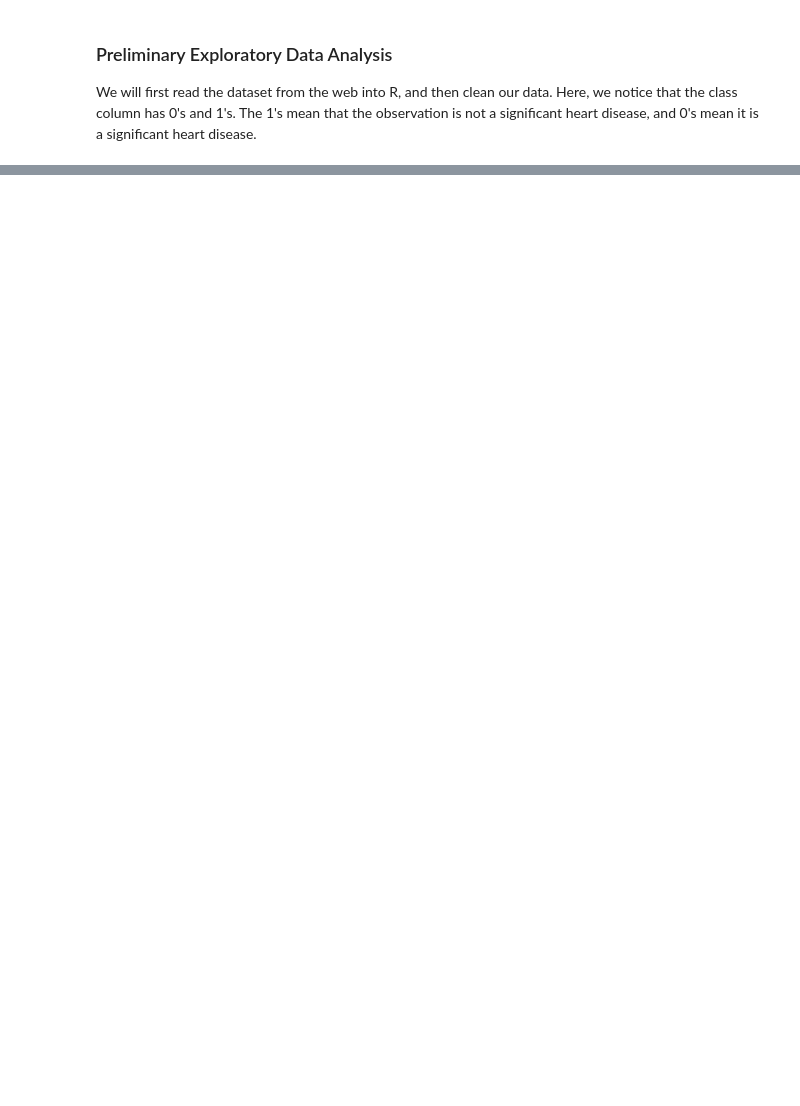
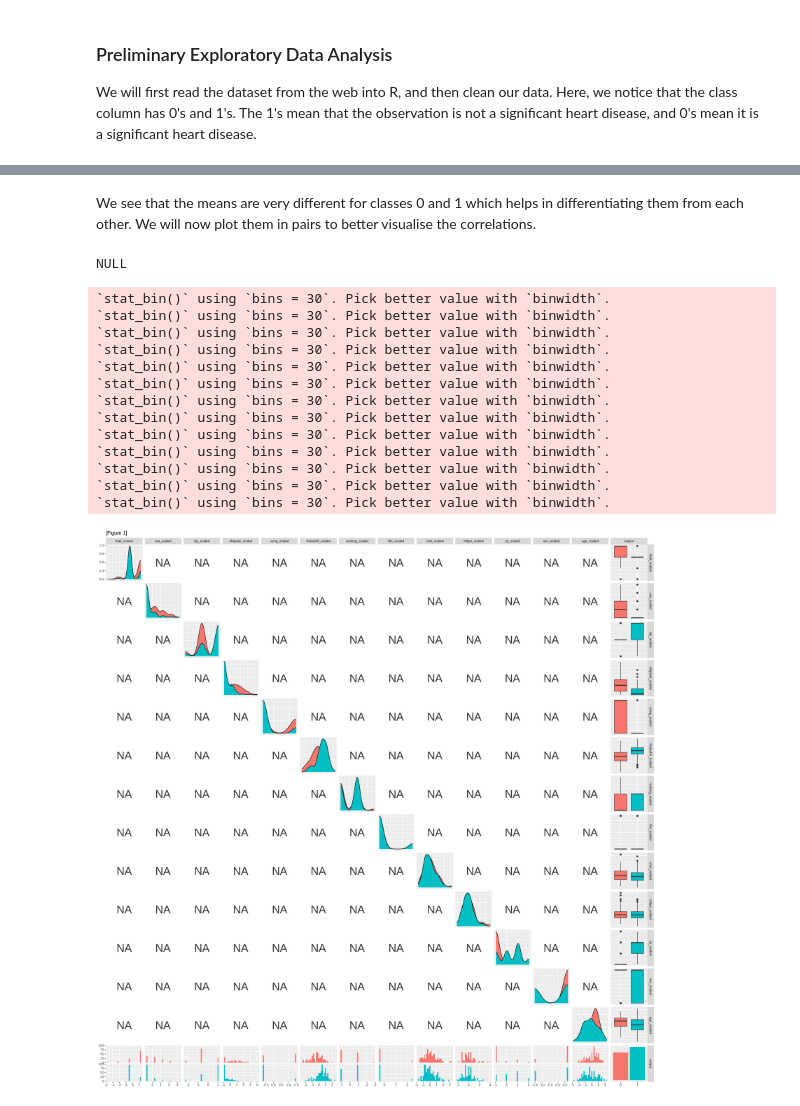
Before and after one commit to NISH-Original/Cancer-Analysis-Prediction, a Jupyter notebook: heart_attack.ipynb, the cells around one changed output, grey strips where cells are left out. Saved outputs shown, nothing was run; the diff lists cells and outputs as text; code cells hidden in the pictures; blank space fills up the shorter version.

Commit message:
first iteration of heart analysis

```diff
--- a/heart_attack.ipynb
+++ b/heart_attack.ipynb
@@ -36,3 +38,10 @@ ERROR: Error in library(tidymodels): there is no package called ‘tidymodels’
 ### Preliminary Exploratory Data Analysis
 
 We will first read the dataset from the web into R, and then clean our data. Here, we notice that the class column has 0's and 1's. The 1's mean that the observation is not a significant heart disease, and 0's mean it is a significant heart disease.
+# %%
+# reading the data from the web
+heart_data <- read_csv('https://raw.githubusercontent.com/NISH-Original/Heart-Attack-Analysis/main/heart.csv') |>
+                    mutate(output = as.factor(output))
+
+print('Table 1')
+head(heart_data, 10)
@@ -38,0 +72,19 @@ We will first read the dataset from the web into R, and then clean our data. Her
+# %%
+heart_scaled <- heart_data |>
+                    mutate(age_scaled = scale(age, center=TRUE)) |>
+                    mutate(sex_scaled = scale(sex, center=TRUE)) |>
+                    mutate(cp_scaled = scale(cp, center=TRUE)) |>
+                    mutate(trtbps_scaled = scale(trtbps, center=TRUE)) |>
+                    mutate(chol_scaled = scale(chol, center=TRUE)) |>
+                    mutate(fbs_scaled = scale(fbs, center=TRUE)) |>
+                    mutate(restecg_scaled = scale(restecg, center=TRUE)) |>
+                    mutate(thalachh_scaled = scale(thalachh, center=TRUE)) |>
+                    mutate(exng_scaled = scale(exng, center=TRUE)) |>
+                    mutate(oldpeak_scaled = scale(oldpeak, center=TRUE)) |>
+                    mutate(slp_scaled = scale(slp, center=TRUE)) |>
+                    mutate(caa_scaled = scale(caa, center=TRUE)) |>
+                    mutate(thall_scaled = scale(thall, center=TRUE)) |>
+                    select(thall_scaled:output)
+
+print('Table 2')
+head(heart_scaled)
@@ -38,0 +104,7 @@ We will first read the dataset from the web into R, and then clean our data. Her
+# %%
+set.seed(100)
+
+heart_split <- heart_scaled |>
+                    initial_split(prop=3/4, strata=output)
+heart_training <- training(heart_split)
+heart_testing <- testing(heart_split)
@@ -38,0 +174,28 @@ We will first read the dataset from the web into R, and then clean our data. Her
+# %% [markdown]
+We see that the means are very different for classes 0 and 1 which helps in differentiating them from each other. We will now plot them in pairs to better visualise the correlations.
+# %%
+options(repr.plot.width = 20, repr.plot.height = 20)
+
+pairs_plot <- heart_training |>
+                ggpairs(aes(color=output)) +
+                ggtitle("[Figure 1]")
+                labs(color=class) +
+                theme(text=element_text(size=30))
+
+pairs_plot
+# %% [output]
+NULL
+`stat_bin()` using `bins = 30`. Pick better value with `binwidth`.
+`stat_bin()` using `bins = 30`. Pick better value with `binwidth`.
+`stat_bin()` using `bins = 30`. Pick better value with `binwidth`.
+`stat_bin()` using `bins = 30`. Pick better value with `binwidth`.
+`stat_bin()` using `bins = 30`. Pick better value with `binwidth`.
+`stat_bin()` using `bins = 30`. Pick better value with `binwidth`.
+`stat_bin()` using `bins = 30`. Pick better value with `binwidth`.
+`stat_bin()` using `bins = 30`. Pick better value with `binwidth`.
+`stat_bin()` using `bins = 30`. Pick better value with `binwidth`.
+`stat_bin()` using `bins = 30`. Pick better value with `binwidth`.
+`stat_bin()` using `bins = 30`. Pick better value with `binwidth`.
+`stat_bin()` using `bins = 30`. Pick better value with `binwidth`.
+`stat_bin()` using `bins = 30`. Pick better value with `binwidth`.
+[figure, added]
```
Also changed, not shown: parts of 11 cells of this notebook.
